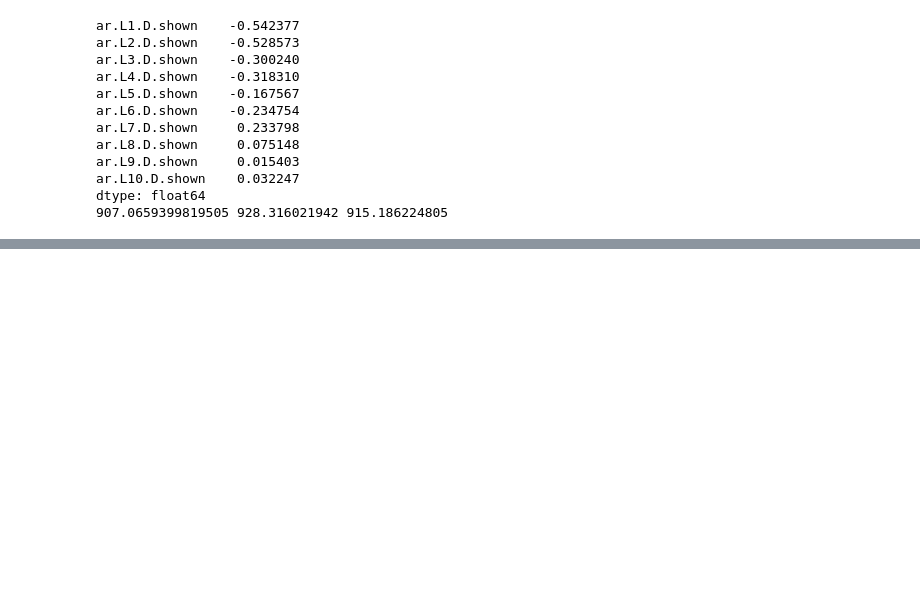
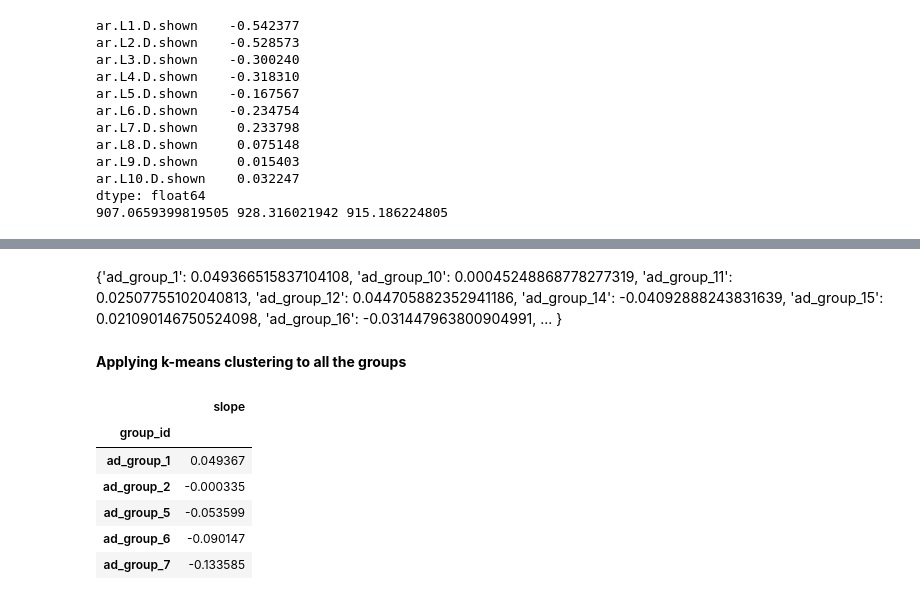
Before and after one commit to pappakrishnan/Ads-Analysis, a Jupyter notebook: Ads Analysis.ipynb, the cells around one changed output, grey strips where cells are left out. Drawn from its saved outputs; the diff is of its cells as text; code cells hidden in the pictures; blank space fills up the shorter version.

```diff
--- a/Ads Analysis.ipynb
+++ b/Ads Analysis.ipynb
@@ -1577,0 +970,13 @@ plt.show()
+# %%
+date = '2015-12-15'
+predict_shown = {}
+for grp in unique_groups:
+    try:
+        try:
+            prediction = fitted_model[grp].predict('2015-11-10', '2015-12-15',
+                                                   dynamic = False, typ = 'levels')
+        except:
+            prediction = fitted_model[grp].predict('2015-11-10', '2015-12-15', dynamic = False)
+    except Exception as e:
+        print(e)
+    predict_shown[grp] = prediction.ix[date]
@@ -1577,0 +1027,12 @@ plt.show()
+# %%
+def get_slope(grp):
+    data = cluster_data.ix[cluster_data['ad'] == grp, 'avg_cost_per_click'].sort_index()
+    LR = lr() # linear regression
+    X = np.linspace(0, 1, len(data)).reshape(len(data), 1)
+    y = data.values.reshape(len(data), 1)
+    LR.fit(X, y)
+    return LR.coef_[0][0]
+# %%
+grp_slope = {}
+for grp in unique_groups:
+    grp_slope[grp] = get_slope(grp)
@@ -1577,0 +1059,23 @@ plt.show()
+# %% [markdown]
+{'ad_group_1': 0.049366515837104108,
+ 'ad_group_10': 0.00045248868778277319,
+ 'ad_group_11': 0.02507755102040813,
+ 'ad_group_12': 0.044705882352941186,
+ 'ad_group_14': -0.04092888243831639,
+ 'ad_group_15': 0.021090146750524098,
+ 'ad_group_16': -0.031447963800904991, ... }
+# %% [markdown]
+<b> Applying k-means clustering to all the groups
+# %%
+grp_slope = [(k, v) for k, v in grp_slope.items()]
+grp_slope = pd.DataFrame.from_records(grp_slope, columns = ['group_id', 'slope'])
+grp_slope = grp_slope.set_index('group_id', drop = True)
+grp_slope.head()
+# %% [output]
+|  | slope |
+| group_id |  |
+| ad_group_1 | 0.049367 |
+| ad_group_2 | -0.000335 |
+| ad_group_5 | -0.053599 |
+| ad_group_6 | -0.090147 |
+| ad_group_7 | -0.133585 |
```
Also changed, not shown: parts of 234 cells of this notebook, 1 other file.
